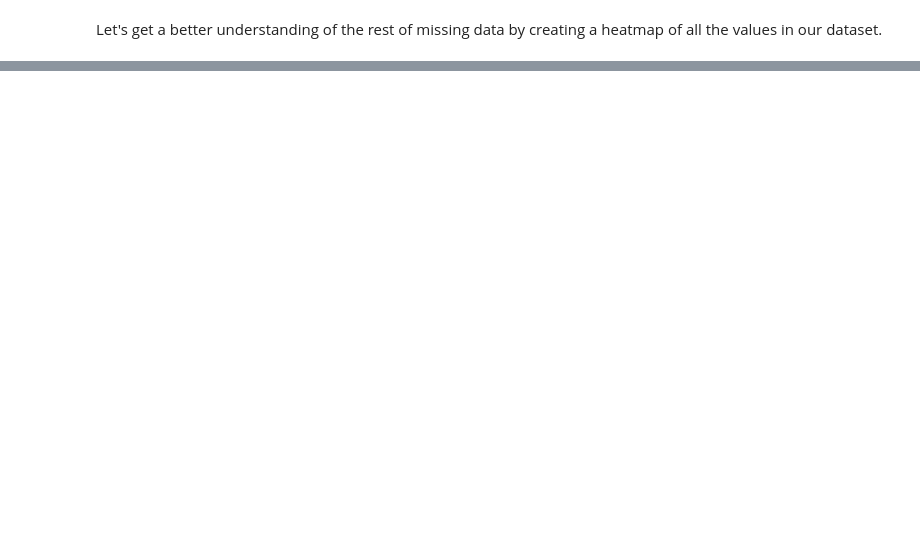
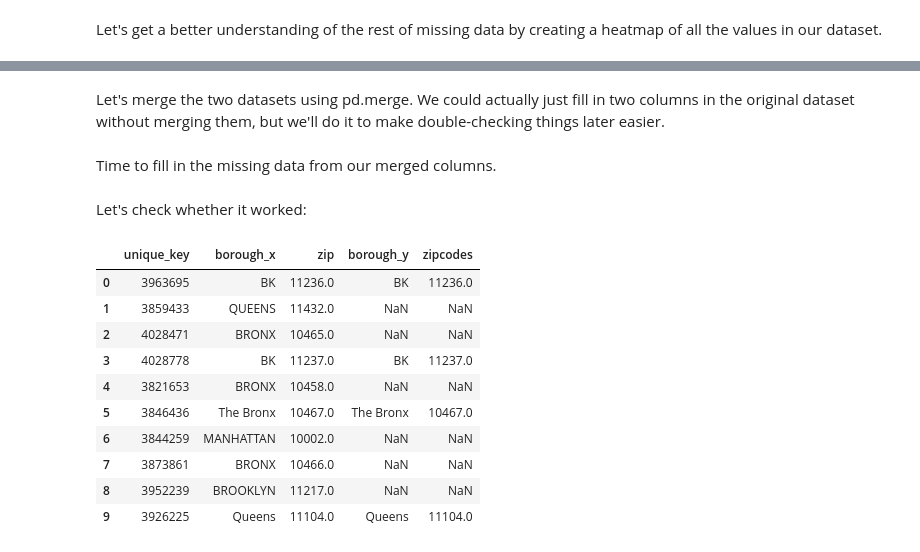
Before and after one commit to wozniakmikolaj/nyc-vehicle-collisions, a Jupyter notebook: nyc-collisions-data-cleaning.ipynb, the cells around one changed output, grey strips where cells are left out. Cells and saved outputs as stored; diff of their text form; code cells hidden in the pictures; blank space fills up the shorter version.

```diff
--- a/nyc-collisions-data-cleaning.ipynb
+++ b/nyc-collisions-data-cleaning.ipynb
@@ -155,0 +340,2 @@ nyc_data.head(5)
+# %%
+geocoded_dataset = pd.read_csv(geocoded_path)
@@ -155,0 +367,3 @@ nyc_data.head(5)
+# %%
+geocoded_slice_df = geocoded_dataset[["unique_key", "borough", "zipcodes"]]
+geocoded_slice_df.head(5)
@@ -155,0 +377,25 @@ nyc_data.head(5)
+# %% [markdown]
+Let's merge the two datasets using pd.merge. We could actually just fill in two columns in the original dataset without merging them, but we'll do it to make double-checking things later easier.
+# %%
+nyc_filled_data = nyc_data.merge(right=geocoded_slice_df, on="unique_key", how="left")
+# %% [markdown]
+Time to fill in the missing data from our merged columns.
+# %%
+nyc_filled_data["borough_x"].fillna(nyc_filled_data["borough_y"], axis=0, inplace=True)
+nyc_filled_data["zip"].fillna(nyc_filled_data["zipcodes"], axis=0, inplace=True)
+# %% [markdown]
+Let's check whether it worked:
+# %%
+nyc_filled_data.iloc[:, [0,3,4,27,28]].head(10)
+# %% [output]
+|  | unique_key | borough_x | zip | borough_y | zipcodes |
+| 0 | 3963695 | BK | 11236.0 | BK | 11236.0 |
+| 1 | 3859433 | QUEENS | 11432.0 | NaN | NaN |
+| 2 | 4028471 | BRONX | 10465.0 | NaN | NaN |
+| 3 | 4028778 | BK | 11237.0 | BK | 11237.0 |
+| 4 | 3821653 | BRONX | 10458.0 | NaN | NaN |
+| 5 | 3846436 | The Bronx | 10467.0 | The Bronx | 10467.0 |
+| 6 | 3844259 | MANHATTAN | 10002.0 | NaN | NaN |
+| 7 | 3873861 | BRONX | 10466.0 | NaN | NaN |
+| 8 | 3952239 | BROOKLYN | 11217.0 | NaN | NaN |
+| 9 | 3926225 | Queens | 11104.0 | Queens | 11104.0 |
```
Also changed, not shown: parts of 94 cells of this notebook, 5 other files.
